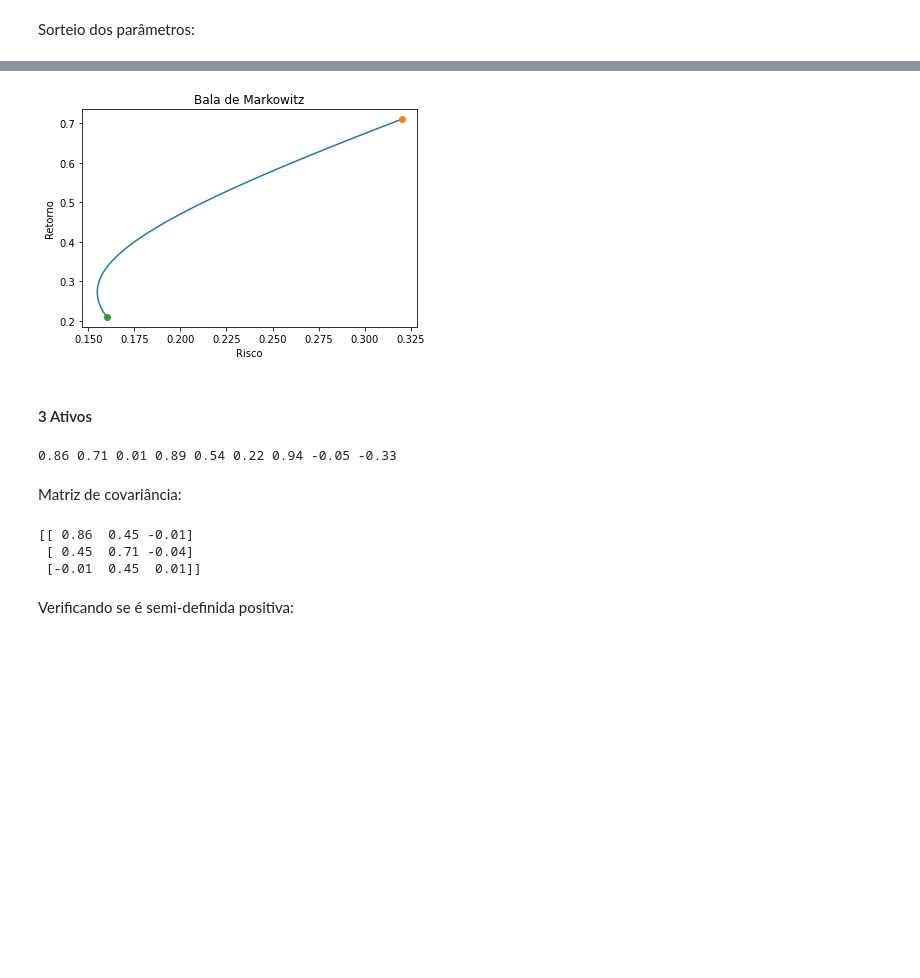
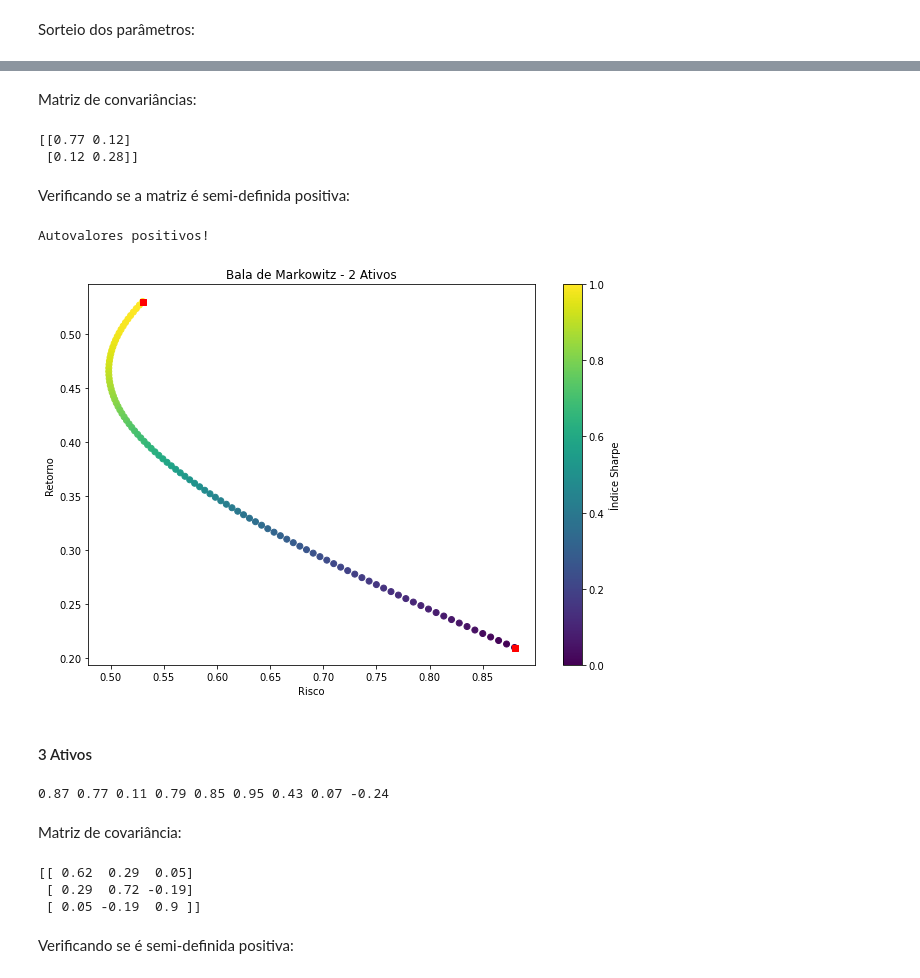
Before and after one commit to cleitonmoya/MAE001_Trabalho2, a Jupyter notebook: Trabalho2.ipynb, the cells around one changed output, grey strips where cells are left out. Saved outputs shown, nothing was run; the diff lists cells and outputs as text; code cells hidden in the pictures; blank space fills up the shorter version.

```diff
--- a/Trabalho2.ipynb
+++ b/Trabalho2.ipynb
@@ -104,26 +91,51 @@ print(retorno_X,retorno_Y,stdX,stdY,corrXY)
+# %% [markdown]
+Matriz de convariâncias:
+# %%
+covXY = corrXY*stdX*stdY
+Cov = np.array([[stdX**2,  covXY, ],
+                [covXY,    stdY**2]])
+print(Cov)
+# %% [output]
+[[0.77 0.12]
+ [0.12 0.28]]
+# %% [markdown]
+Verificando se a matriz é semi-definida positiva:
+# %%
+if np.any(np.linalg.eigvals(Cov) == 0):
+  print('Autovalor negativo!')
+else:
+  print('Autovalores positivos!')
+# %% [output]
+Autovalores positivos!
 # %%
 peso_x = np.linspace(0,1,100)
 retorno_carteira = []
 risco_carteira = []
+sharpe_carteira = np.array([])
 
 for i in peso_x:
     j = 1-i
     retorno_carteira += [i *retorno_X + j*retorno_Y]
     risco_carteira += [((i*stdX)**2 + (j*stdY)**2 + 2*(j*stdY)*(i*stdX)*corrXY)**0.5]
+    s = np.array(retorno_carteira) / np.array(risco_carteira)
+sharpe_carteira = np.append(sharpe_carteira, s)
 # %%
-plt.plot(risco_carteira,retorno_carteira)
-plt.plot(risco_carteira[0],retorno_carteira[0],'o')
-plt.plot(risco_carteira[-1],retorno_carteira[-1],'o')
-plt.title('Bala de Markowitz')
+plt.figure(figsize=(10,7))
+plt.scatter(risco_carteira, retorno_carteira, c=sharpe_carteira, cmap='viridis')
+plt.scatter(risco_carteira[0],retorno_carteira[0], c='r', marker='s')
+plt.scatter(risco_carteira[-1],retorno_carteira[-1], c='r', marker='s')
+plt.colorbar(label='Índice Sharpe')
+plt.title('Bala de Markowitz - 2 Ativos')
 plt.xlabel('Risco')
 plt.ylabel('Retorno')
 plt.show()
 # %% [output]
-[figure, old version]
+[figure, new version]
 # %% [markdown]
 #### 3 Ativos
 # %%
-seed = 42
+seed = 37
+np.random.seed(seed)
 random.seed(seed)
 
 retorno_X = random.randint(0,100)/100
@@ -131,11 +143,10 @@ retorno_Y = random.randint(0,100)/100
 retorno_Z = random.randint(0,100)/100
 R = np.array([retorno_X, retorno_Y, retorno_Z])
 
-
 stdX = random.randint(0,100)/100
 stdY = random.randint(0,100)/100
 stdZ = random.randint(0,100)/100
-Std = np.array([std_X, std_Y, std_Z])
+Std = np.array([stdX, stdY, stdZ])
 
 corrXY = np.random.randint(-100,100)/100
 corrXZ = np.random.randint(-100,100)/100
@@ -143,7 +154,7 @@ corrYZ = np.random.randint(-100,100)/100
 
 print(retorno_X,retorno_Y,retorno_Z,stdX,stdY,stdZ,corrXY,corrXZ,corrYZ)
 # %% [output]
-0.86 0.71 0.01 0.89 0.54 0.22 0.94 -0.05 -0.33
+0.87 0.77 0.11 0.79 0.85 0.95 0.43 0.07 -0.24
 # %% [markdown]
 Matriz de covariância:
 # %%
@@ -151,15 +162,15 @@ covXY = corrXY*stdX*stdY
 covXZ = corrXZ*stdX*stdZ
 covYZ = corrYZ*stdY*stdZ
 
-Cov = np.array([[retorno_X, covXY, covXZ],
-                [covXY, retorno_Y, covYZ],
-                [covXZ, covXY, retorno_Z]])
+Cov = np.array([[stdX**2,  covXY,     covXZ],
+                [covXY,    stdY**2,   covYZ],
+                [covXZ,    covYZ,     stdZ**2]])
 
 print(Cov)
 # %% [output]
-[[ 0.86  0.45 -0.01]
- [ 0.45  0.71 -0.04]
- [-0.01  0.45  0.01]]
+[[ 0.62  0.29  0.05]
+ [ 0.29  0.72 -0.19]
+ [ 0.05 -0.19  0.9 ]]
 # %% [markdown]
 Verificando se é semi-definida positiva:
 # %%
```
Also changed, not shown: parts of 49 cells of this notebook.
